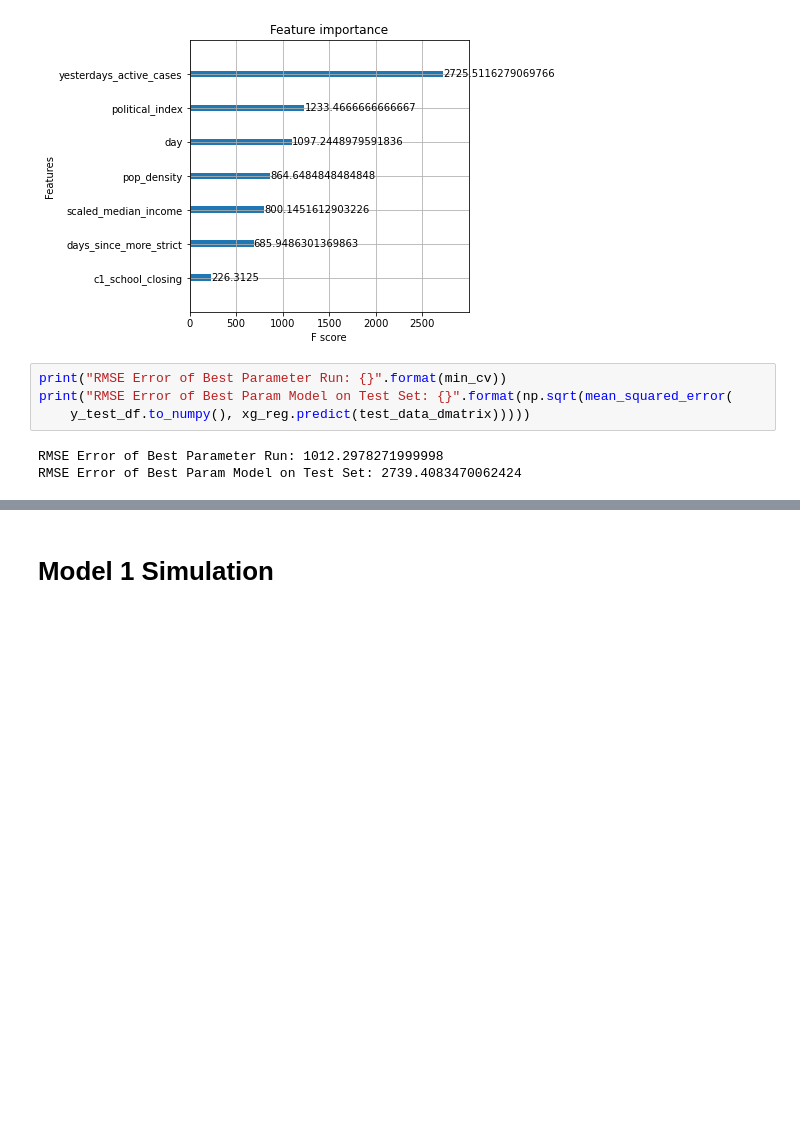
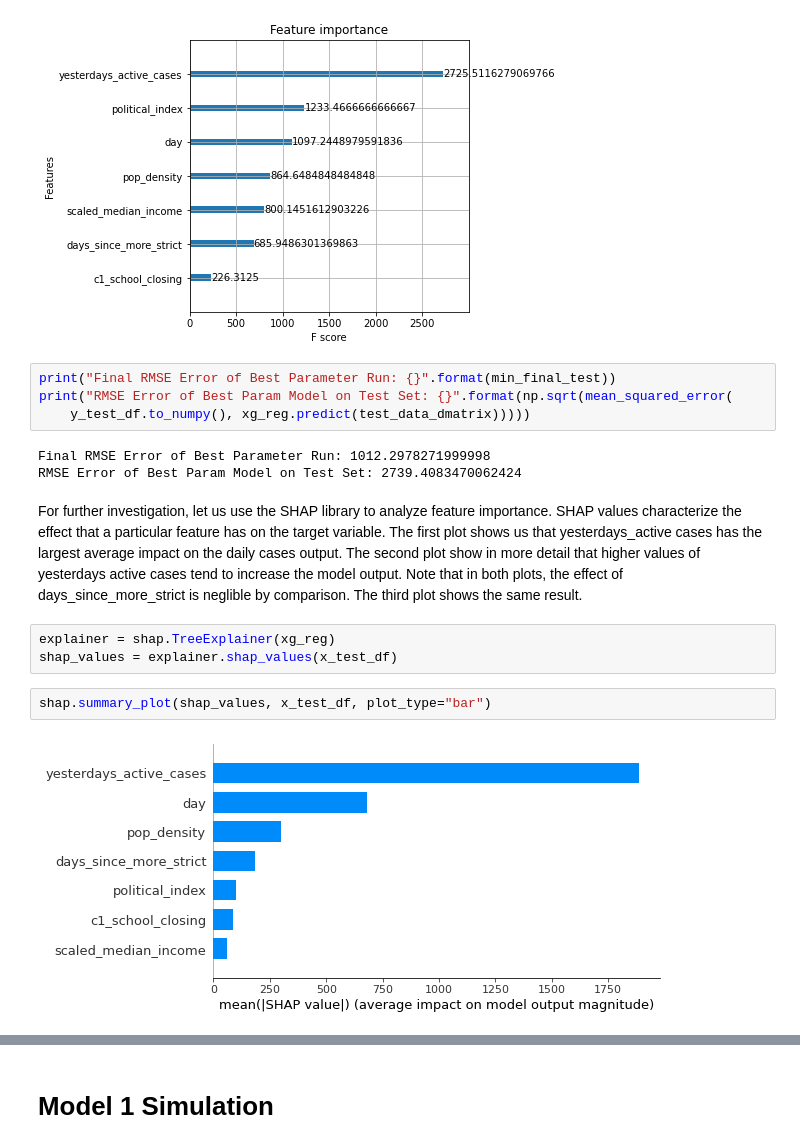
Before and after one commit to sashafomina/covid_policy_analysis, a Jupyter notebook: xgboost_closure.ipynb, the cells around one changed output, grey strips where cells are left out. Cells and saved outputs as stored; diff of their text form; blank space fills up the shorter version.

```diff
--- a/xgboost_closure.ipynb
+++ b/xgboost_closure.ipynb
@@ -153,9 +181,18 @@ plot_feature_importances(xg_reg)
 [figure]
 [figure]
 # %%
-print("RMSE Error of Best Parameter Run: {}".format(min_cv))
+print("Final RMSE Error of Best Parameter Run: {}".format(min_final_test))
 print("RMSE Error of Best Param Model on Test Set: {}".format(np.sqrt(mean_squared_error(
     y_test_df.to_numpy(), xg_reg.predict(test_data_dmatrix)))))
 # %% [output]
-RMSE Error of Best Parameter Run: 1012.2978271999998
+Final RMSE Error of Best Parameter Run: 1012.2978271999998
 RMSE Error of Best Param Model on Test Set: 2739.4083470062424
+# %% [markdown]
+For further investigation, let us use the SHAP library to analyze feature importance. SHAP values characterize the effect that a particular feature has on the target variable. The first plot shows us that yesterdays_active cases has the largest average impact on the daily cases output. The second plot show in more detail that higher values of yesterdays active cases tend to increase the model output. Note that in both plots, the effect of days_since_more_strict is neglible by comparison. The third plot shows the same result.
+# %%
+explainer = shap.TreeExplainer(xg_reg)
+shap_values = explainer.shap_values(x_test_df)
+# %%
+shap.summary_plot(shap_values, x_test_df, plot_type="bar")
+# %% [output]
+[figure, added]
```
Also changed, not shown: parts of 28 cells of this notebook, 1 other file.
